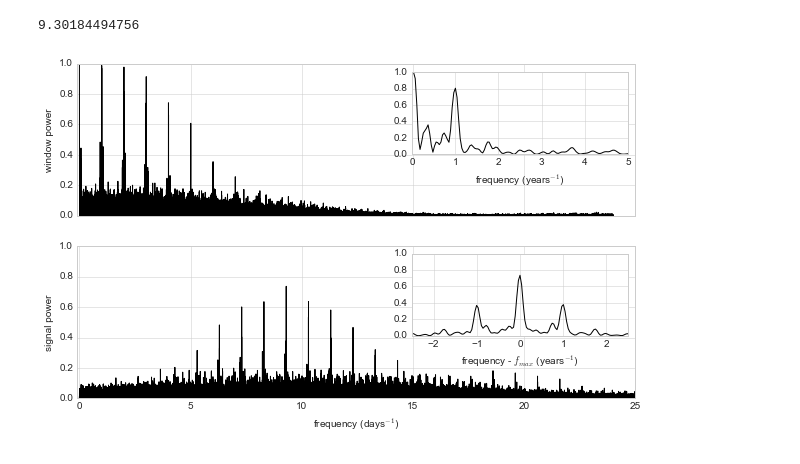
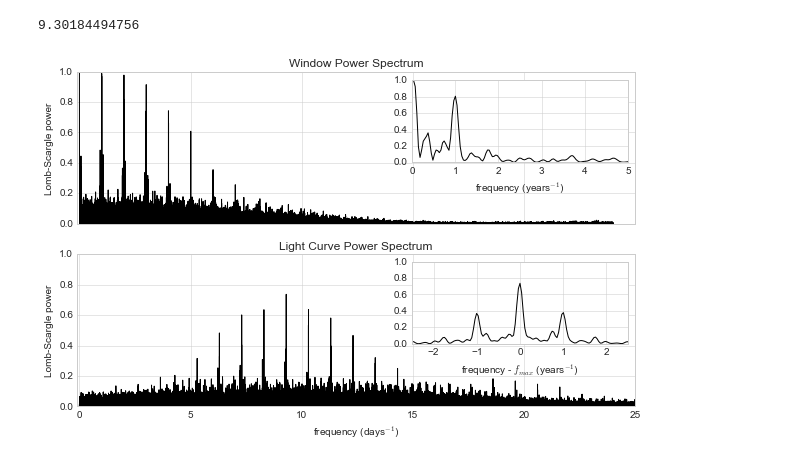
Before and after one commit to jakevdp/PracticalLombScargle, a Jupyter notebook: figures/StructuredWindows.ipynb, the cells around one changed output. Saved outputs shown, nothing was run; the diff lists cells and outputs as text; code cells hidden in the pictures.

```diff
--- a/figures/StructuredWindows.ipynb
+++ b/figures/StructuredWindows.ipynb
@@ -72,27 +72,29 @@ print(fmax)
 # %%
 fig, ax = plt.subplots(2, figsize=(10, 6), sharex=True, sharey=True)
 ax[0].plot(freqW, powerW, '-k', rasterized=True)
 
 ax[1].plot(freq, power, '-k', rasterized=True)
 
 
-ax[0].set(ylabel='window power')
+ax[0].set(ylabel='Lomb-Scargle power',
+          title='Window Power Spectrum')
 ax[1].set(xlabel='frequency (days$^{-1}$)',
-          ylabel='signal power',
+          ylabel='Lomb-Scargle power',
+          title='Light Curve Power Spectrum',
           xlim=(-0.1, 25),
           ylim=(0, 1))
 
 inset = [fig.add_axes([0.59, 0.69, 0.30, 0.19]),
          fig.add_axes([0.59, 0.27, 0.30, 0.19])]
 
 inset[0].plot(freqW * 365, powerW, '-k')
 inset[1].plot((freq - fmax) * 365, power, '-k')
 
 inset[0].set(xlabel='frequency (years$^{-1}$)',
              xlim=(0, 5), ylim=(0, 1))
 inset[1].set(xlabel='frequency - $f_{max}$ (years$^{-1}$)',
              xlim=(-2.5, 2.5), ylim=(0, 1));
 
 fig.savefig('fig15_LINEAR_window_effect.pdf')
 # %% [output]
-[figure, old version]
+[figure, new version]
```
Also changed, not shown: 5 other files.
